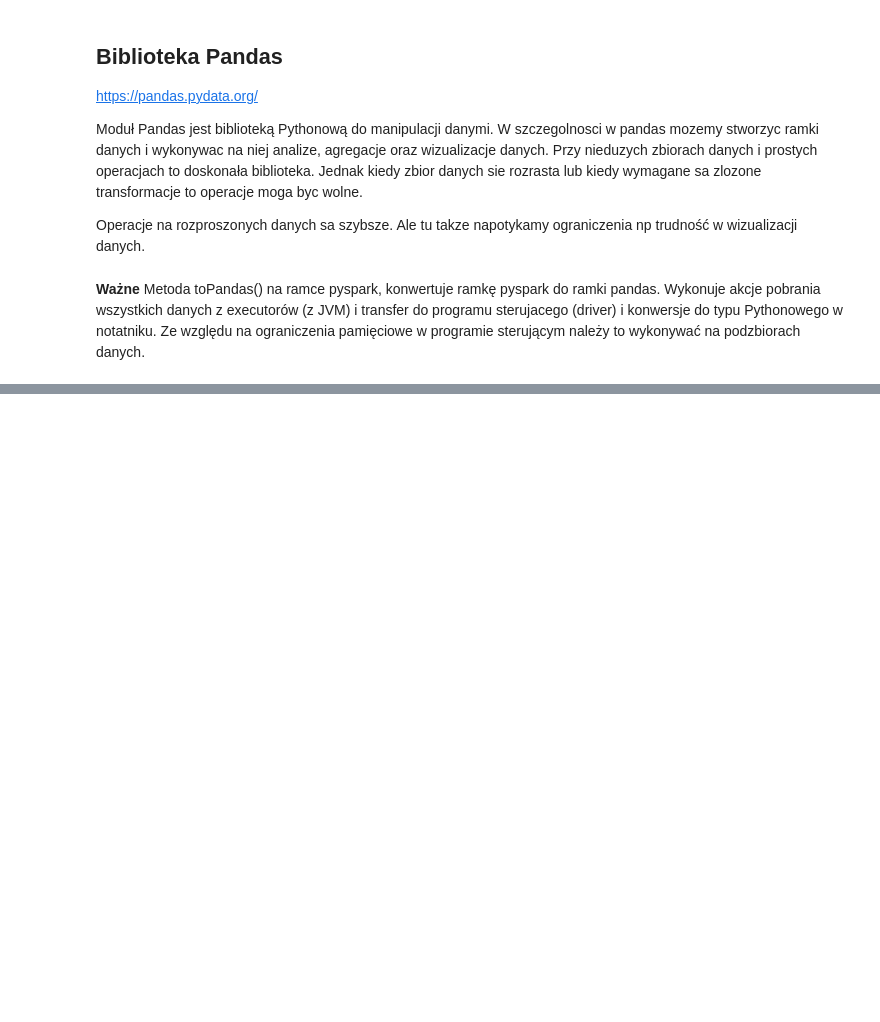
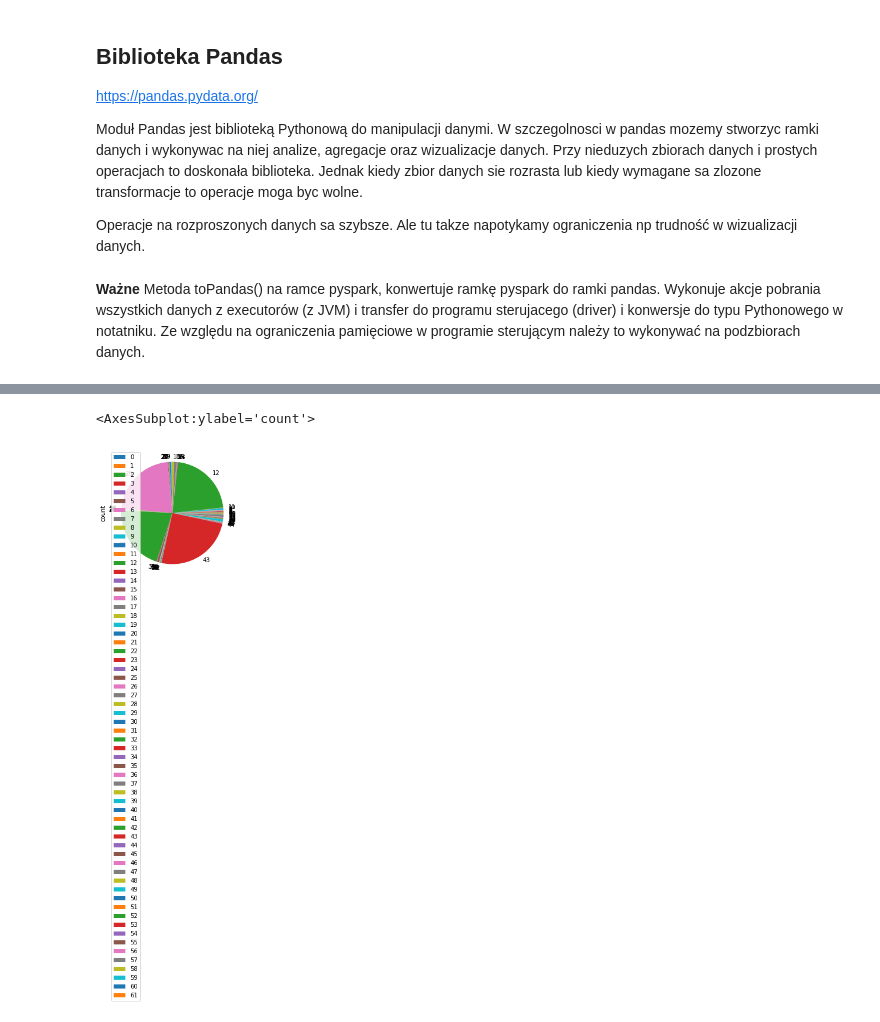
Before and after one commit to biodatageeks/edugen-notebooks, a Jupyter notebook: 20Z/4_vcf_vis.ipynb, the cells around one changed output, grey strips where cells are left out. Cells and saved outputs as stored; diff of their text form; code cells hidden in the pictures; blank space fills up the shorter version.

```diff
--- a/20Z/4_vcf_vis.ipynb
+++ b/20Z/4_vcf_vis.ipynb
@@ -111,0 +322,5 @@ spark.sql(f"select * from {table_var_anno} LIMIT 10").toPandas()
+# %%
+anno2.groupby("ref").count().toPandas().plot.pie(y='count')
+# %% [output]
+<AxesSubplot:ylabel='count'>
+[figure, added]
```
Also changed, not shown: parts of 32 cells of this notebook.
